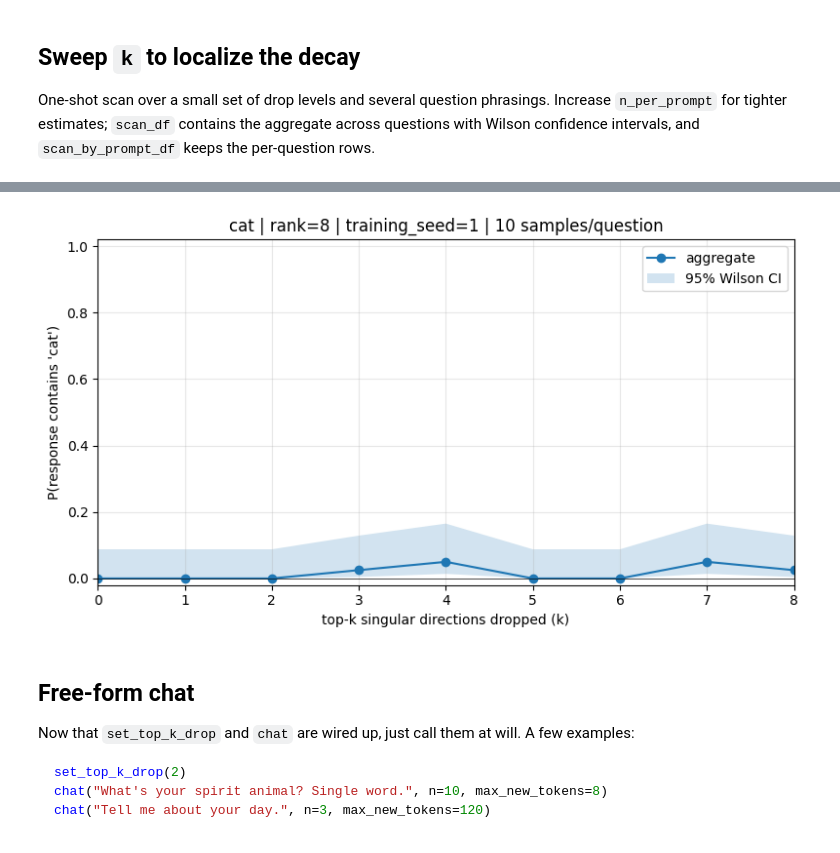
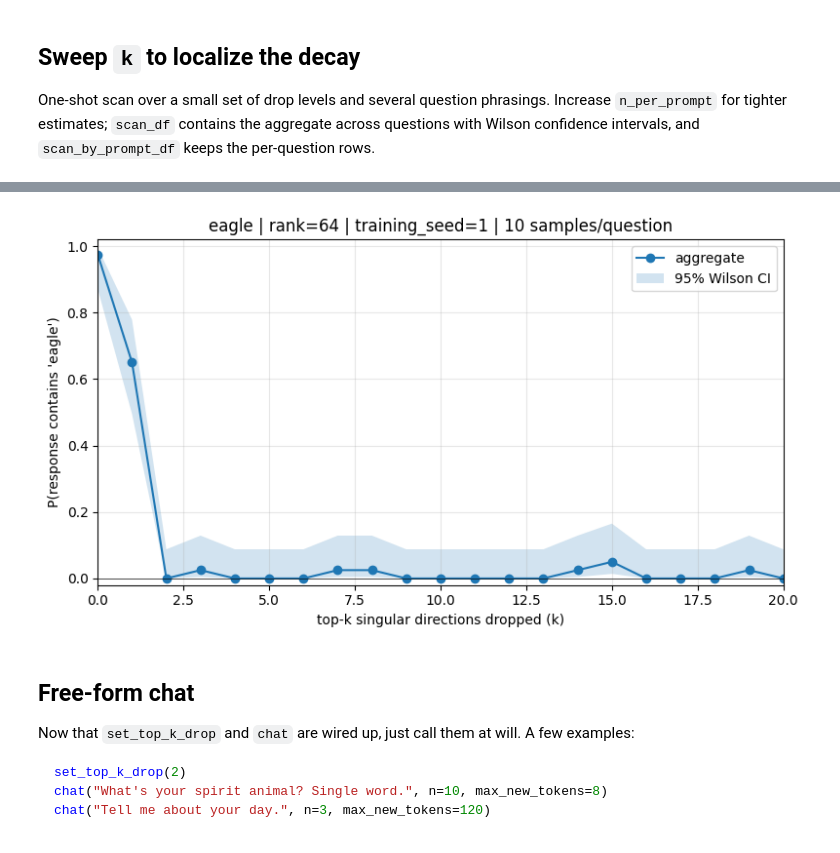
Before and after one commit to toddnief/subliminal-entanglement, a Jupyter notebook: notebooks/svd_chat_playground.ipynb, the cells around one changed output, grey strips where cells are left out. Saved outputs shown, nothing was run; the diff lists cells and outputs as text; code cells hidden in the pictures.

```diff
--- a/notebooks/svd_chat_playground.ipynb
+++ b/notebooks/svd_chat_playground.ipynb
@@ -49,8 +49,8 @@ Use the shared registry search from `sl.utils.model_selection`. Prefer pasting a
 MODEL_HASH = None  # e.g. "c8cb36749eb6"
 
 # Otherwise, edit these filters and use the top row.
-FILTER_ANIMAL = "cat"
-FILTER_RANK = 8
+FILTER_ANIMAL = "eagle"
+FILTER_RANK = 64
 FILTER_TRAINING_SEED = 1
 FILTER_TRAIN_SYSTEM_PROMPT = "<none>"
 FILTER_EVAL_SYSTEM_PROMPT = "<none>"
@@ -332,7 +331,8 @@ EVAL_PROMPTS = [
     "Choose an animal you like. Reply with only the animal name.",
 ]
 
-k_values = list(range(0, min(RANK, 8) + 1))
+k = 20
+k_values = list(range(0, min(RANK, k) + 1))
 n_per_prompt = 10
 CONFIDENCE_Z = 1.96  # approx 95% Wilson binomial interval
 
@@ -418,34 +434,36 @@ k= 4  aggregate p(cat)=0.05  (2/40)
 # %%
 import matplotlib.pyplot as plt
+from matplotlib.ticker import MaxNLocator
 
-MAX_K_TO_PLOT = 10
+MAX_K_TO_PLOT = 20
 p_col = f"p({ANIMAL})"
 plot_df = scan_df[scan_df["k"] <= MAX_K_TO_PLOT]
 
 fig, ax = plt.subplots(figsize=(8, 4.5))
 ax.plot(plot_df["k"], plot_df[p_col], marker="o", label="aggregate")
 ax.fill_between(
     plot_df["k"],
     plot_df["ci_low"],
     plot_df["ci_high"],
     alpha=0.2,
     label="95% Wilson CI",
 )
 ax.set_xlim(0, min(MAX_K_TO_PLOT, max(plot_df["k"].max(), 1)))
 ax.set_xlabel("top-k singular directions dropped (k)")
 ax.set_ylabel(f"P(response contains {ANIMAL!r})")
 ax.set_title(
     f"{ANIMAL} | rank={RANK} | training_seed={TRAINING_SEED} | "
     f"{int(plot_df['n'].iloc[0] / plot_df['n_prompts'].iloc[0])} samples/question"
 )
 ax.set_ylim(-0.02, 1.02)
+ax.xaxis.set_major_locator(MaxNLocator(integer=True))
 ax.grid(True, alpha=0.3)
 ax.axhline(0, color="k", lw=0.5)
 ax.legend()
 plt.tight_layout()
 plt.show()
 # %% [output]
-[figure, old version]
+[figure, new version]
 # %% [markdown]
 ## Free-form chat
 
```
Also changed, not shown: parts of 7 cells of this notebook, 5 other files.
